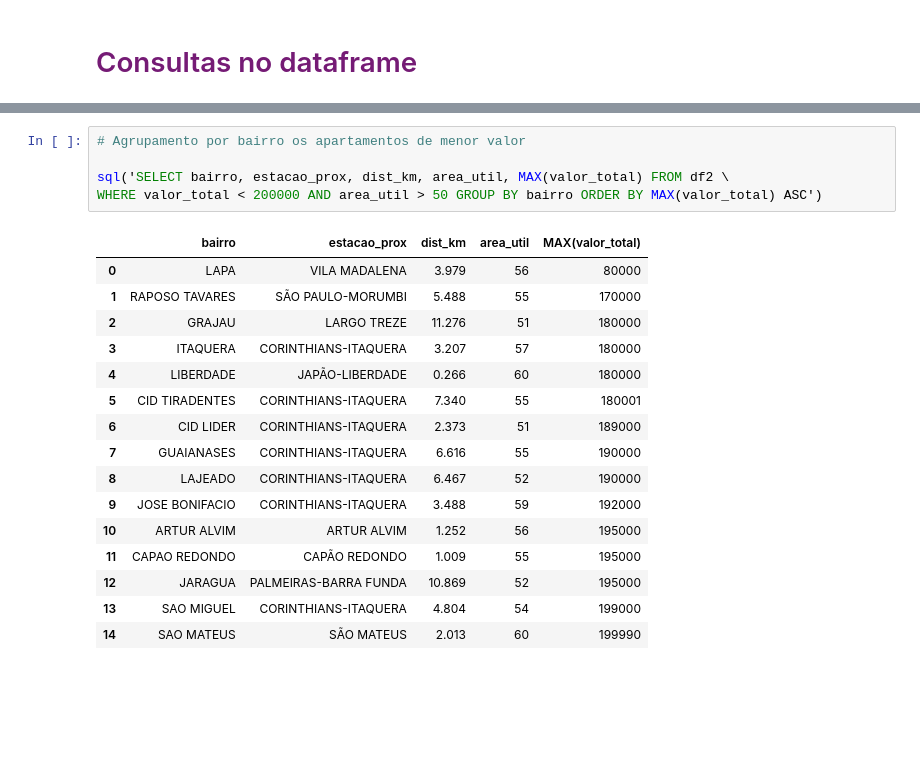
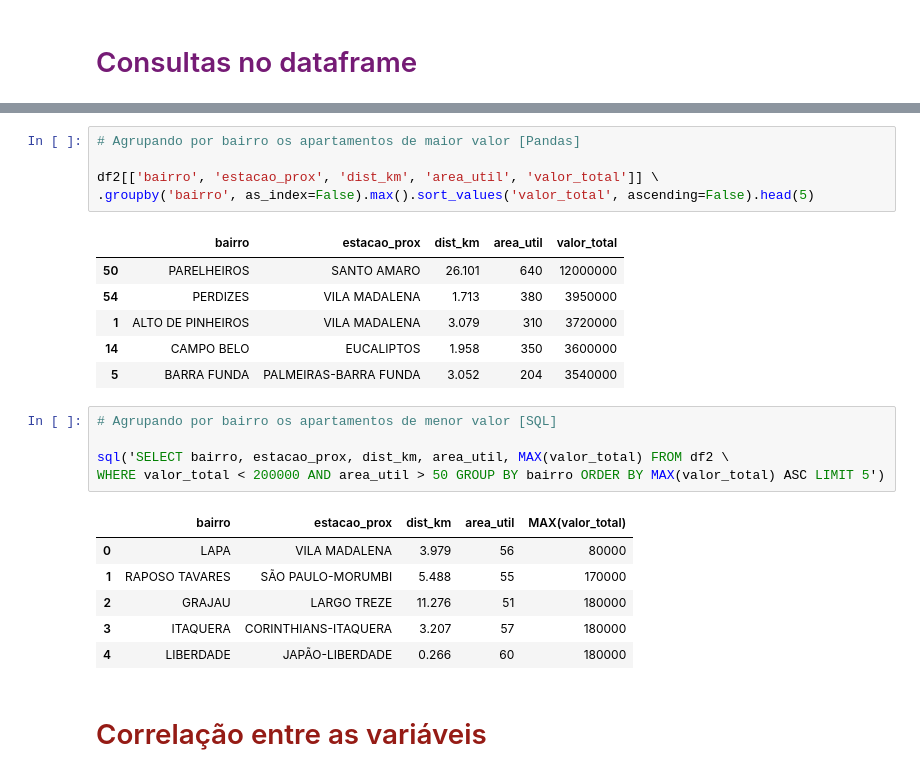
Before and after one commit to roger437unix/kaggle, a Jupyter notebook: aptos-sp.ipynb, the cells around one changed output, grey strips where cells are left out. Drawn from its saved outputs; the diff is of its cells as text; blank space fills up the shorter version.

```diff
--- a/aptos-sp.ipynb
+++ b/aptos-sp.ipynb
@@ -370,22 +413,26 @@ WHERE valor_total > 2000000 GROUP BY bairro ORDER BY maior_valor DESC')
+# %%
+# Agrupando por bairro os apartamentos de maior valor [Pandas]
+
+df2[['bairro', 'estacao_prox', 'dist_km', 'area_util', 'valor_total']] \
+.groupby('bairro', as_index=False).max().sort_values('valor_total', ascending=False).head(5)
+# %% [output]
+|  | bairro | estacao_prox | dist_km | area_util | valor_total |
+| 50 | PARELHEIROS | SANTO AMARO | 26.101 | 640 | 12000000 |
+| 54 | PERDIZES | VILA MADALENA | 1.713 | 380 | 3950000 |
+| 1 | ALTO DE PINHEIROS | VILA MADALENA | 3.079 | 310 | 3720000 |
+| 14 | CAMPO BELO | EUCALIPTOS | 1.958 | 350 | 3600000 |
+| 5 | BARRA FUNDA | PALMEIRAS-BARRA FUNDA | 3.052 | 204 | 3540000 |
 # %%
-# Agrupamento por bairro os apartamentos de menor valor
+# Agrupando por bairro os apartamentos de menor valor [SQL]
 
 sql('SELECT bairro, estacao_prox, dist_km, area_util, MAX(valor_total) FROM df2 \
-WHERE valor_total < 200000 AND area_util > 50 GROUP BY bairro ORDER BY MAX(valor_total) ASC')
+WHERE valor_total < 200000 AND area_util > 50 GROUP BY bairro ORDER BY MAX(valor_total) ASC LIMIT 5')
 # %% [output]
 |  | bairro | estacao_prox | dist_km | area_util | MAX(valor_total) |
 | 0 | LAPA | VILA MADALENA | 3.979 | 56 | 80000 |
 | 1 | RAPOSO TAVARES | SÃO PAULO-MORUMBI | 5.488 | 55 | 170000 |
 | 2 | GRAJAU | LARGO TREZE | 11.276 | 51 | 180000 |
 | 3 | ITAQUERA | CORINTHIANS-ITAQUERA | 3.207 | 57 | 180000 |
 | 4 | LIBERDADE | JAPÃO-LIBERDADE | 0.266 | 60 | 180000 |
-| 5 | CID TIRADENTES | CORINTHIANS-ITAQUERA | 7.340 | 55 | 180001 |
-| 6 | CID LIDER | CORINTHIANS-ITAQUERA | 2.373 | 51 | 189000 |
-| 7 | GUAIANASES | CORINTHIANS-ITAQUERA | 6.616 | 55 | 190000 |
-| 8 | LAJEADO | CORINTHIANS-ITAQUERA | 6.467 | 52 | 190000 |
-| 9 | JOSE BONIFACIO | CORINTHIANS-ITAQUERA | 3.488 | 59 | 192000 |
-| 10 | ARTUR ALVIM | ARTUR ALVIM | 1.252 | 56 | 195000 |
-| 11 | CAPAO REDONDO | CAPÃO REDONDO | 1.009 | 55 | 195000 |
-| 12 | JARAGUA | PALMEIRAS-BARRA FUNDA | 10.869 | 52 | 195000 |
-| 13 | SAO MIGUEL | CORINTHIANS-ITAQUERA | 4.804 | 54 | 199000 |
-| 14 | SAO MATEUS | SÃO MATEUS | 2.013 | 60 | 199990 |
+# %% [markdown]
+<h1 style='color:#951b15'>Correlação entre as variáveis</h1>
```
Also changed, not shown: parts of 25 cells of this notebook.
